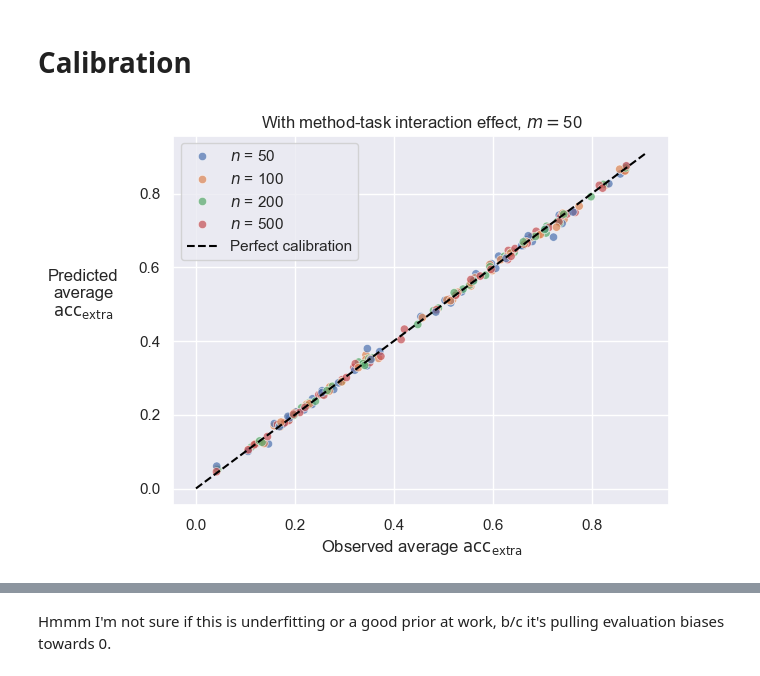
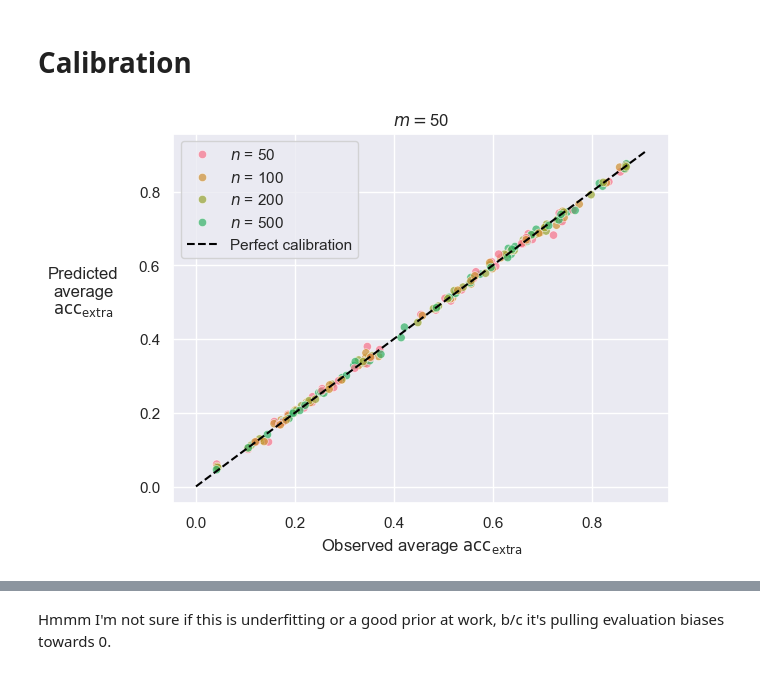
Before and after one commit to kddubey/pretrain-on-test, a Jupyter notebook: analysis/results/posterior_pred_conditional.ipynb, the cells around one changed output, grey strips where cells are left out. Cells and saved outputs as stored; diff of their text form; code cells hidden in the pictures.

```diff
--- a/analysis/results/posterior_pred_conditional.ipynb
+++ b/analysis/results/posterior_pred_conditional.ipynb
@@ -160,9 +160,12 @@ pred_obs_effect = (
 def plot_calibration(data: pl.DataFrame) -> plt.Axes:
     data = data.with_columns(
         pl.col("lm_type").replace(utils.lm_type_to_name),
-        pl.col("num_test").replace({num_test: f"$n$ = {num_test}" for num_test in num_tests}),
+        pl.col("num_test").replace(
+            {num_test: f"$n$ = {num_test}" for num_test in num_tests}
+        ),
     )
-    ax = sns.scatterplot(data=data, x="obs", y="pred", hue="num_test", alpha=0.7)
+    with sns.color_palette("husl", 8):
+        ax = sns.scatterplot(data=data, x="obs", y="pred", hue="num_test", alpha=0.7)
     xlim = ax.get_xlim()
     plt.plot(xlim, xlim, linestyle="--", color="black", label="Perfect calibration")
     plt.legend()
@@ -170,14 +173,12 @@ def plot_calibration(data: pl.DataFrame) -> plt.Axes:
 # %%
 ax = plot_calibration(pred_obs)
 ax.set_xlabel(f"Observed average {utils.texalo(control)}")
 ax.set_ylabel(
     f"Predicted\naverage\n{utils.texalo(control)}", rotation="horizontal", labelpad=40
 )
-ax.set_title(
-    f"With method-task interaction effect, $m = ${num_train}"
-);
+ax.set_title(f"$m = ${num_train}");
 # %% [output]
-[figure, old version]
+[figure, new version]
 # %%
 ax = plot_calibration(pred_obs_effect)
 ax.set_xlabel(f"Observed average {effect_name}")
```
Also changed, not shown: parts of 1 cell of this notebook.
